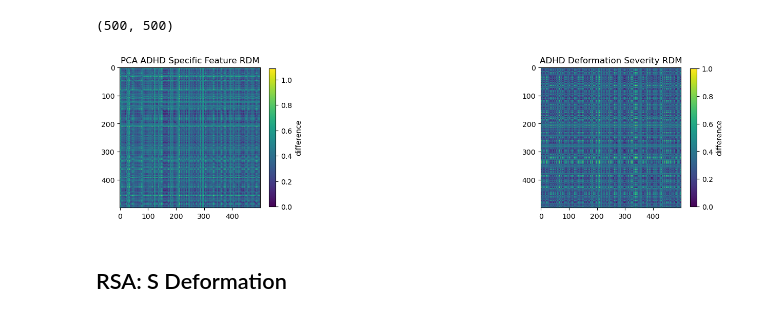
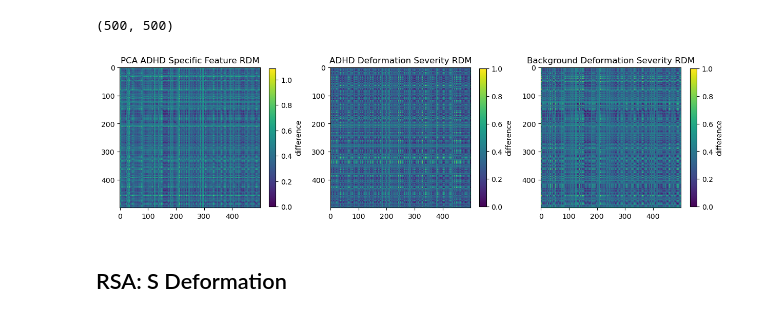
Before and after one commit to bergeronalicia/BC-sim, a Jupyter notebook: Code/07-cvae-(Alicia's Version)(acoustic).ipynb, the cells around one changed output. Drawn from its saved outputs; the diff is of its cells as text; code cells hidden in the pictures.

```diff
--- a/Code/07-cvae-(Alicia's Version)(acoustic).ipynb
+++ b/Code/07-cvae-(Alicia's Version)(acoustic).ipynb
@@ -693,7 +687,7 @@ print(z_symptom_rsa)
 # %% [markdown]
 ## PCA
 # %%
-data1 = data
+data1 = data_arr['data']
 data1.shape
 # %% [output]
 (1000, 64, 64, 64)
@@ -708,7 +702,7 @@ td_datapca.shape
 # %% [output]
 (500, 262144)
 # %%
-patients1 = data[patients,:,:,:]
+patients1 = data1[patients,:,:,:]
 patients1.shape
 # %% [output]
 (500, 64, 64, 64)
@@ -766,9 +760,11 @@ plt.show()
 # %%
 PCA_patients
 symptom = np.array(symptom_vector)
+background = np.array(background_vector)
 # %%
 pca_patients_rdm = make_RDM(PCA_patients)
 symptom_rdm = make_RDM(symptom)
+background_rdm = make_RDM(background)
 # %%
 symptom_rdm.shape
 # %% [output]
@@ -780,16 +776,20 @@ pca_patients_rdm.shape
 # %%
 plt.figure(figsize = (15,5))
 plt.subplot(1,3,1)
 plt.imshow(pca_patients_rdm)
 plt.title('PCA ADHD Specific Feature RDM')
 plt.colorbar(shrink=0.7, label='difference')
-plt.subplot(1,3,3)
+plt.subplot(1,3,2)
 plt.imshow(symptom_rdm)
 plt.title('ADHD Deformation Severity RDM')
 plt.colorbar(shrink=0.7, label='difference')
+plt.subplot(1,3,3)
+plt.imshow(background_rdm)
+plt.title('Background Deformation Severity RDM')
+plt.colorbar(shrink=0.7, label='difference')
 plt.show()
 # %% [output]
-[figure, old version]
+[figure, new version]
 # %% [markdown]
 ## RSA: S Deformation
 # %%
```
Also changed, not shown: parts of 91 cells of this notebook, 1 other file.
